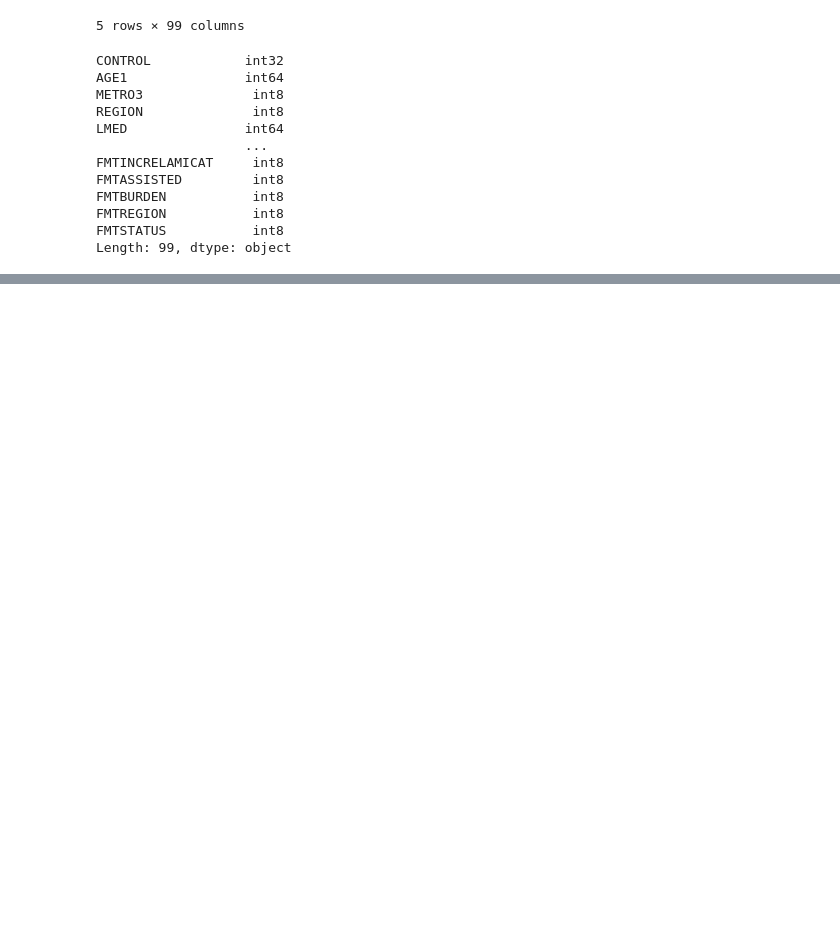
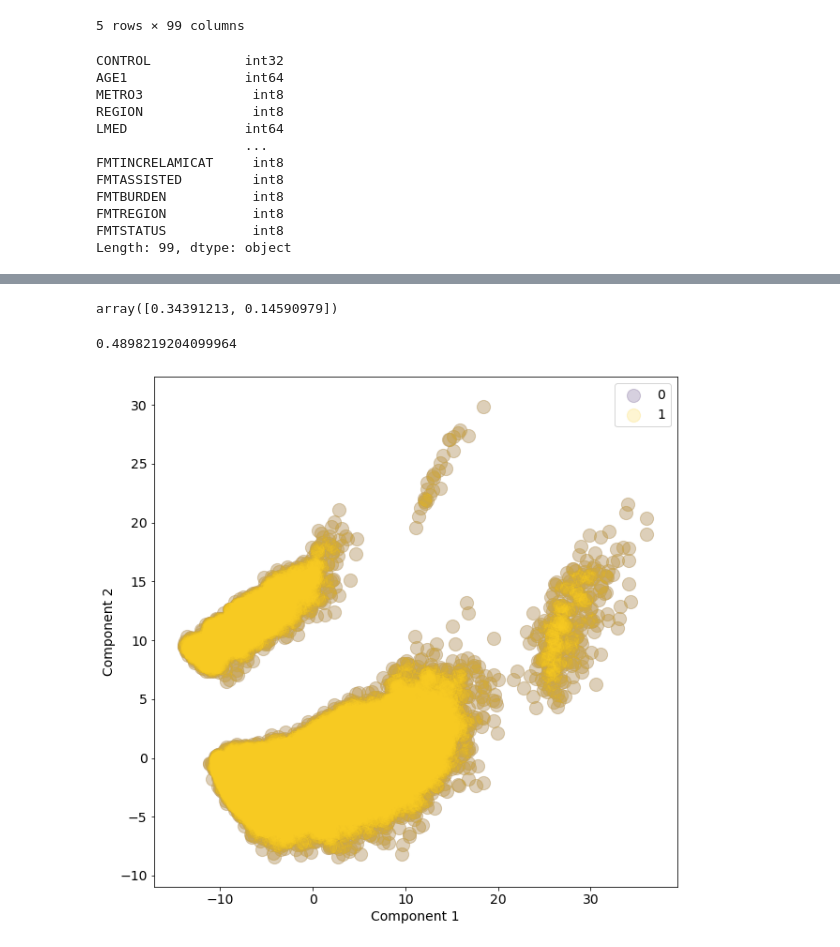
Before and after one commit to ChristianJJohnson/DS-Unit-1-Sprint-3-Linear-Algebra, a Jupyter notebook: module3-dimensionality-reduction/LS_DS_133_High_Dimensional_Data_Assignment.ipynb, the cells around one changed output, grey strips where cells are left out. Drawn from its saved outputs; the diff is of its cells as text; code cells hidden in the pictures; blank space fills up the shorter version.

Commit message:
Lose all my data but I'm done now.

```diff
--- a/module3-dimensionality-reduction/LS_DS_133_High_Dimensional_Data_Assignment.ipynb
+++ b/module3-dimensionality-reduction/LS_DS_133_High_Dimensional_Data_Assignment.ipynb
@@ -437,0 +454,4 @@ Length: 99, dtype: object
+# %%
+x = national_processed.loc[:, feature_cols].values
+# fit the scaler to the known mean and std of each value of x(feature_cols)
+x = StandardScaler().fit_transform(x)
@@ -437,0 +503,6 @@ Length: 99, dtype: object
+# %%
+# Perform PCA on national and keep the best 2 columns
+pca_natational = PCA(n_components=2)
+# %%
+# Output PCA data
+pca_data = pca_natational.fit_transform(x)
@@ -437,0 +534,4 @@ Length: 99, dtype: object
+# %%
+# principal component
+df_final = pd.DataFrame(data=pca_data, columns=['PC1', 'PC2'])
+df_final.head()
@@ -438,3 +545,25 @@ Length: 99, dtype: object
+# %%
+pca_natational.explained_variance_ratio_
+# %% [output]
+array([0.34391213, 0.14590979])
+# %%
+sum(pca_natational.explained_variance_ratio_)
+# %% [output]
+0.4898219204099964
+# %%
+plt.figure(figsize=(10,10))
+plt.xlabel('Component 1')
+plt.ylabel('Component 2')
+for k, c in [(0, '#36165F'), (1, '#FCCF22')]:
+    plt.scatter(df_final['PC1'],
+                df_final['PC2'],
+                s=200,
+                alpha=.2,
+                color=c,
+                label=k);
+plt.legend();
+# %% [output]
+[figure, added]
 # %% [markdown]
 # Stretch Goals
 
```
Also changed, not shown: parts of 12 cells of this notebook.
